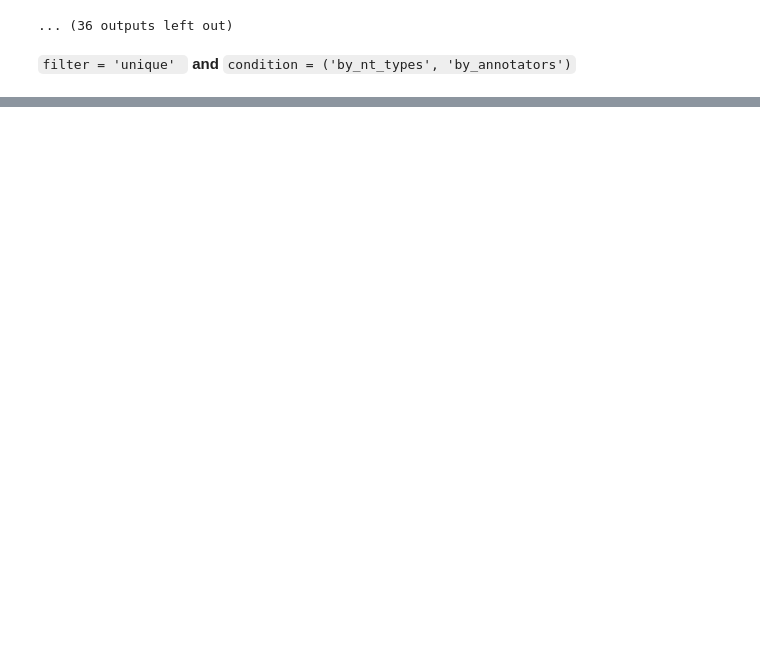
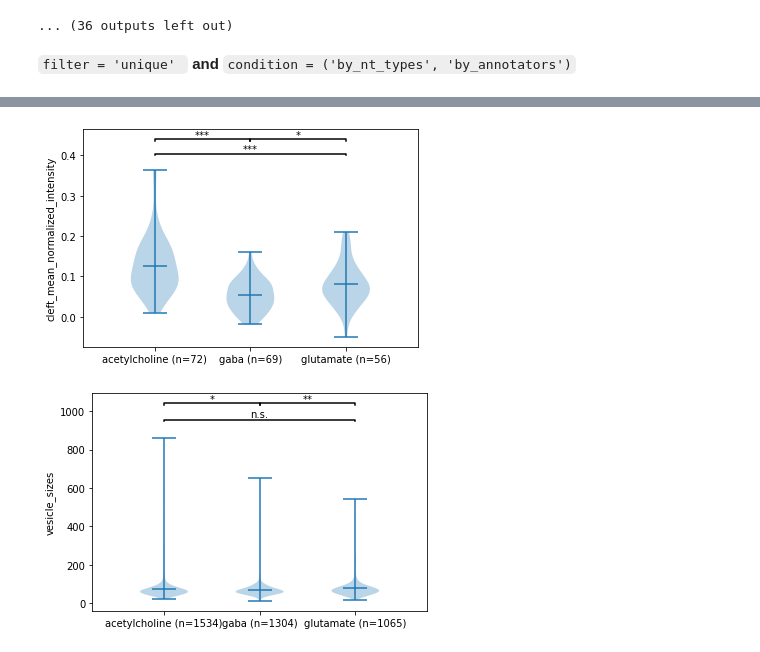
Before and after one commit to funkelab/synister_features, a Jupyter notebook: analyze_features.ipynb, the cells around one changed output, grey strips where cells are left out. Drawn from its saved outputs; the diff is of its cells as text; code cells hidden in the pictures; blank space fills up the shorter version.

Commit message:
Add violin plot to analyze_features notebook

```diff
--- a/analyze_features.ipynb
+++ b/analyze_features.ipynb
@@ -321,3 +321,63 @@ glutamate mean: 75.76886869348812
 glutamate stddev: 10.958507536262141
 [figure]
 ... (60 outputs left out)
+# %%
+from statannot import add_stat_annotation
+
+grouped_features = group_features_by_conditions(('by_nt_types',))
+feature_names = ['cleft_mean_normalized_intensity', 'vesicle_sizes']
+
+def add_stat_annotation(ax, data, x1, x2, y, h):
+
+    t, p= list(ttest_ind(data[x1 - 1], data[x2 - 1]))
+
+    text_offset = 0.6
+    if p >= 0.05:
+        significance = 'n.s.'
+        text_offset = 1.5
+    elif p < 0.0001:
+        significance = '***'
+    elif p < 0.001:
+        significance = '**'
+    else:
+        significance = '*'
+
+    ax.plot([x1, x1, x2, x2], [y, y + h, y + h, y], lw=1.5, color='black')
+    ax.text((x1 + x2)*0.5, y + h * text_offset, significance, ha='center', va='bottom')
+
+def distribution_plot(feature_name, values):
+
+    data = [
+        values[condition]
+        for condition in values.keys()
+    ]
+    labels = [",".join(condition) + f" (n={len(values[condition])})" for condition in values.keys() ]
+
+    max_value = max([max(vs) for vs in data])
+
+    ax = plt.subplot(1, 1, 1)
+
+    ax.violinplot(data, showmeans=True,)
+
+    ax.xaxis.set_tick_params(direction='out')
+    ax.xaxis.set_ticks_position('bottom')
+    ax.set_xticks(np.arange(1, len(labels) + 1))
+    ax.set_xticklabels(labels)
+    ax.set_xlim(0.25, len(labels) + 0.75)
+    ax.set_ylabel(feature_name)
+
+    add_stat_annotation(ax, data, 1, 2, max_value * 1.2, max_value * 0.01)
+    add_stat_annotation(ax, data, 2, 3, max_value * 1.2, max_value * 0.01)
+    add_stat_annotation(ax, data, 1, 3, max_value * 1.1, max_value * 0.01)
+
+    plt.savefig(feature_name + '.png', dpi=600)
+
+    plt.show()
+
+for feature_name in feature_names:
+
+    values = grouped_features[feature_name]
+    distribution_plot(feature_name, values)
+# %% [output]
+[figure, added]
+[figure, added]
```
Also changed, not shown: parts of 2 cells of this notebook.
